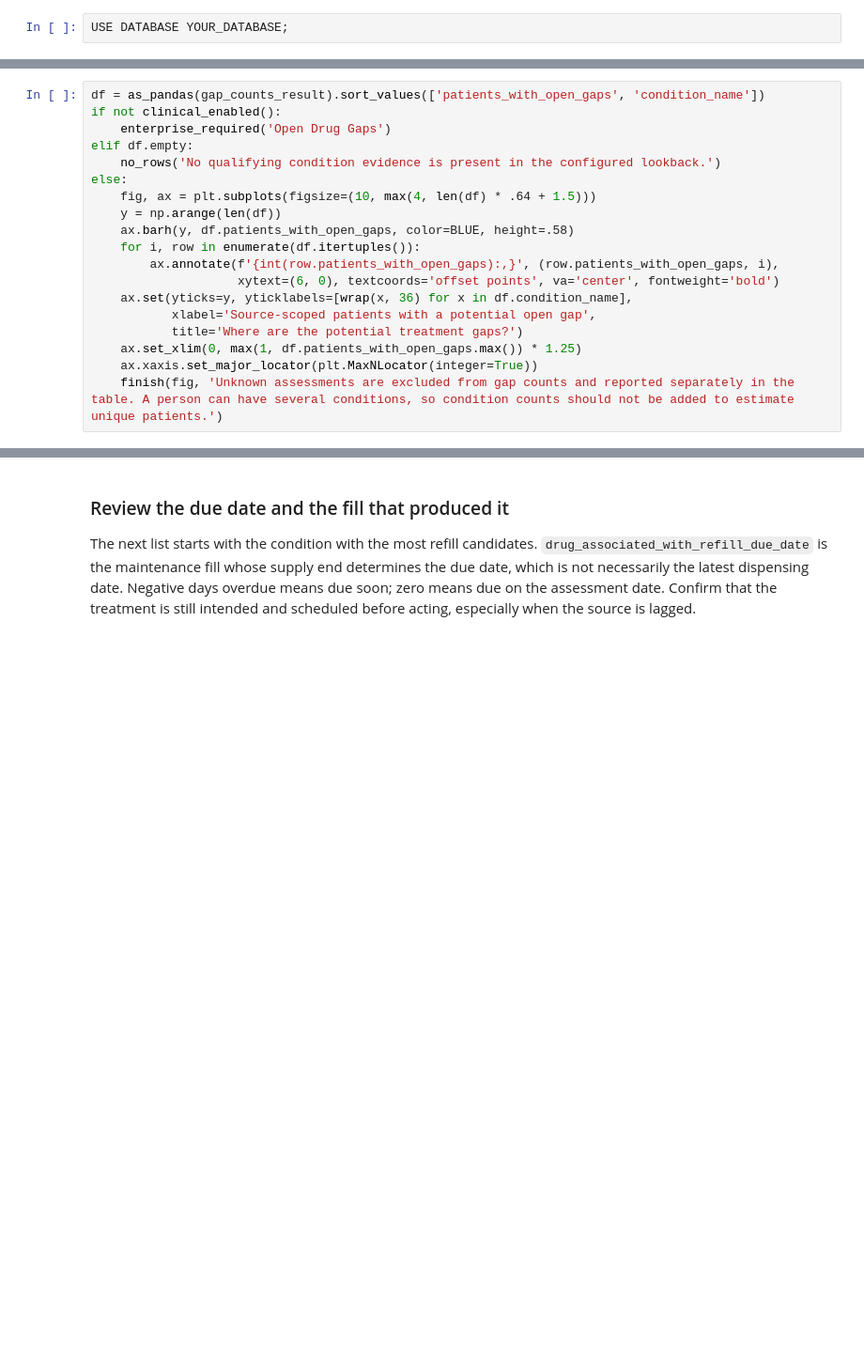
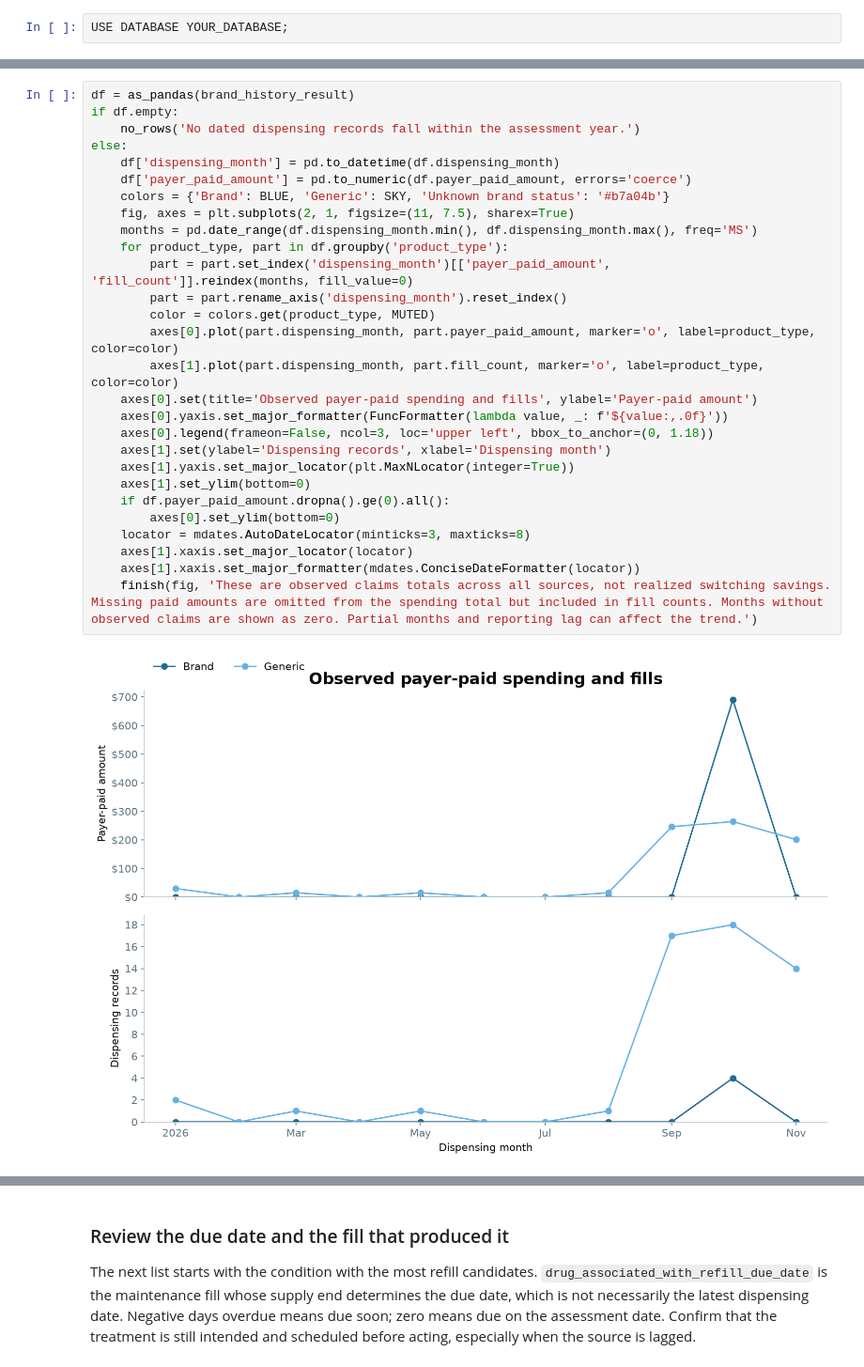
Before and after one commit to tuva-health/drugs, a Jupyter notebook: notebooks/drugs.ipynb, the cells around one changed output, grey strips where cells are left out. Shown at 94% size. Saved outputs shown, nothing was run; the diff lists cells and outputs as text; blank space fills up the shorter version.

```diff
--- a/notebooks/drugs.ipynb
+++ b/notebooks/drugs.ipynb
@@ -401,19 +234,0 @@ ORDER BY patients_with_open_gaps DESC, condition_name;
-# %%
-df = as_pandas(gap_counts_result).sort_values(['patients_with_open_gaps', 'condition_name'])
-if not clinical_enabled():
-    enterprise_required('Open Drug Gaps')
-elif df.empty:
-    no_rows('No qualifying condition evidence is present in the configured lookback.')
-else:
-    fig, ax = plt.subplots(figsize=(10, max(4, len(df) * .64 + 1.5)))
-    y = np.arange(len(df))
-    ax.barh(y, df.patients_with_open_gaps, color=BLUE, height=.58)
-    for i, row in enumerate(df.itertuples()):
-        ax.annotate(f'{int(row.patients_with_open_gaps):,}', (row.patients_with_open_gaps, i),
-                    xytext=(6, 0), textcoords='offset points', va='center', fontweight='bold')
-    ax.set(yticks=y, yticklabels=[wrap(x, 36) for x in df.condition_name],
-           xlabel='Source-scoped patients with a potential open gap',
-           title='Where are the potential treatment gaps?')
-    ax.set_xlim(0, max(1, df.patients_with_open_gaps.max()) * 1.25)
-    ax.xaxis.set_major_locator(plt.MaxNLocator(integer=True))
-    finish(fig, 'Unknown assessments are excluded from gap counts and reported separately in the table. A person can have several conditions, so condition counts should not be added to estimate unique patients.')
@@ -459,0 +273,30 @@ LIMIT 20;
+# %%
+df = as_pandas(brand_history_result)
+if df.empty:
+    no_rows('No dated dispensing records fall within the assessment year.')
+else:
+    df['dispensing_month'] = pd.to_datetime(df.dispensing_month)
+    df['payer_paid_amount'] = pd.to_numeric(df.payer_paid_amount, errors='coerce')
+    colors = {'Brand': BLUE, 'Generic': SKY, 'Unknown brand status': '#b7a04b'}
+    fig, axes = plt.subplots(2, 1, figsize=(11, 7.5), sharex=True)
+    months = pd.date_range(df.dispensing_month.min(), df.dispensing_month.max(), freq='MS')
+    for product_type, part in df.groupby('product_type'):
+        part = part.set_index('dispensing_month')[['payer_paid_amount', 'fill_count']].reindex(months, fill_value=0)
+        part = part.rename_axis('dispensing_month').reset_index()
+        color = colors.get(product_type, MUTED)
+        axes[0].plot(part.dispensing_month, part.payer_paid_amount, marker='o', label=product_type, color=color)
+        axes[1].plot(part.dispensing_month, part.fill_count, marker='o', label=product_type, color=color)
+    axes[0].set(title='Observed payer-paid spending and fills', ylabel='Payer-paid amount')
+    axes[0].yaxis.set_major_formatter(FuncFormatter(lambda value, _: f'${value:,.0f}'))
+    axes[0].legend(frameon=False, ncol=3, loc='upper left', bbox_to_anchor=(0, 1.18))
+    axes[1].set(ylabel='Dispensing records', xlabel='Dispensing month')
+    axes[1].yaxis.set_major_locator(plt.MaxNLocator(integer=True))
+    axes[1].set_ylim(bottom=0)
+    if df.payer_paid_amount.dropna().ge(0).all():
+        axes[0].set_ylim(bottom=0)
+    locator = mdates.AutoDateLocator(minticks=3, maxticks=8)
+    axes[1].xaxis.set_major_locator(locator)
+    axes[1].xaxis.set_major_formatter(mdates.ConciseDateFormatter(locator))
+    finish(fig, 'These are observed claims totals across all sources, not realized switching savings. Missing paid amounts are omitted from the spending total but included in fill counts. Months without observed claims are shown as zero. Partial months and reporting lag can affect the trend.')
+# %% [output]
+[figure, added]
```
Also changed, not shown: parts of 55 cells of this notebook, 59 other files.
